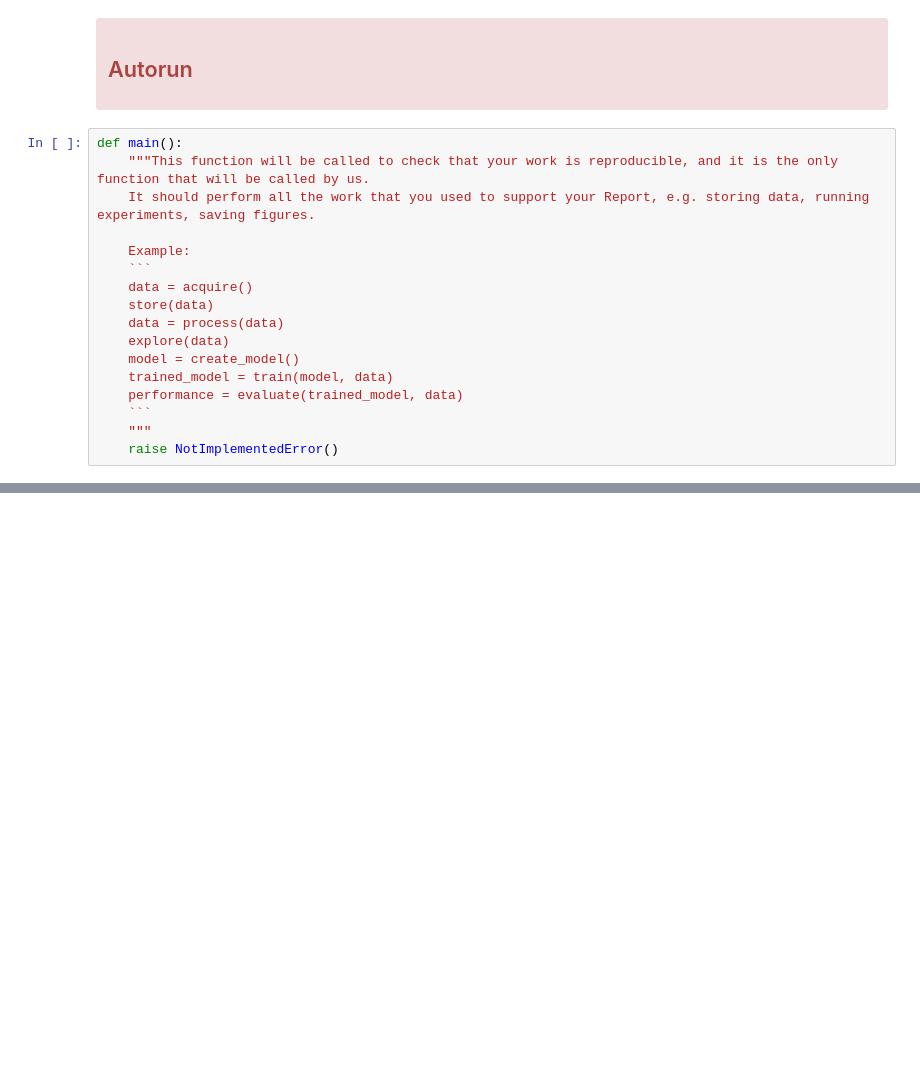
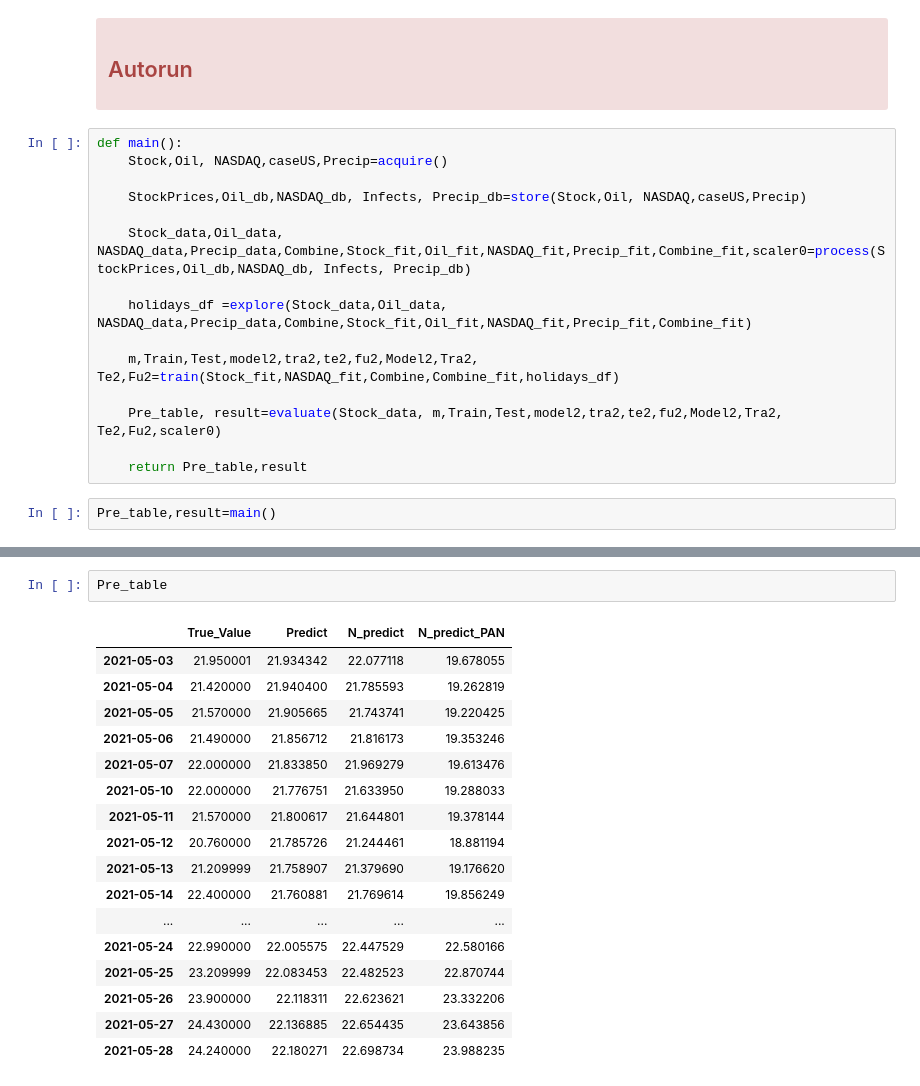
Before and after one commit to hcy0523/ELEC0136-Data-Acquisition-and-Processing-Systems, a Jupyter notebook: assignment.ipynb, the cells around one changed output, grey strips where cells are left out. Cells and saved outputs as stored; diff of their text form; blank space fills up the shorter version.

````diff
--- a/assignment.ipynb
+++ b/assignment.ipynb
@@ -180,18 +1303,18 @@ def evaluate(trained_model, val_data):
 </div>
 # %%
 def main():
-    """This function will be called to check that your work is reproducible, and it is the only function that will be called by us.
-    It should perform all the work that you used to support your Report, e.g. storing data, running experiments, saving figures.
+    Stock,Oil, NASDAQ,caseUS,Precip=acquire()
 
-    Example:
-    ```
-    data = acquire()
-    store(data)
-    data = process(data)
-    explore(data)
-    model = create_model()
-    trained_model = train(model, data)
-    performance = evaluate(trained_model, data)
-    ```
-    """
-    raise NotImplementedError()
+    StockPrices,Oil_db,NASDAQ_db, Infects, Precip_db=store(Stock,Oil, NASDAQ,caseUS,Precip)
+
+    Stock_data,Oil_data, NASDAQ_data,Precip_data,Combine,Stock_fit,Oil_fit,NASDAQ_fit,Precip_fit,Combine_fit,scaler0=process(StockPrices,Oil_db,NASDAQ_db, Infects, Precip_db)
+
+    holidays_df =explore(Stock_data,Oil_data, NASDAQ_data,Precip_data,Combine,Stock_fit,Oil_fit,NASDAQ_fit,Precip_fit,Combine_fit)
+
+    m,Train,Test,model2,tra2,te2,fu2,Model2,Tra2, Te2,Fu2=train(Stock_fit,NASDAQ_fit,Combine,Combine_fit,holidays_df)
+
+    Pre_table, result=evaluate(Stock_data, m,Train,Test,model2,tra2,te2,fu2,Model2,Tra2, Te2,Fu2,scaler0)
+
+    return Pre_table,result
+# %%
+Pre_table,result=main()
@@ -197,0 +1342,20 @@ def main():
+# %%
+Pre_table
+# %% [output]
+|  | True_Value | Predict | N_predict | N_predict_PAN |
+| 2021-05-03 | 21.950001 | 21.934342 | 22.077118 | 19.678055 |
+| 2021-05-04 | 21.420000 | 21.940400 | 21.785593 | 19.262819 |
+| 2021-05-05 | 21.570000 | 21.905665 | 21.743741 | 19.220425 |
+| 2021-05-06 | 21.490000 | 21.856712 | 21.816173 | 19.353246 |
+| 2021-05-07 | 22.000000 | 21.833850 | 21.969279 | 19.613476 |
+| 2021-05-10 | 22.000000 | 21.776751 | 21.633950 | 19.288033 |
+| 2021-05-11 | 21.570000 | 21.800617 | 21.644801 | 19.378144 |
+| 2021-05-12 | 20.760000 | 21.785726 | 21.244461 | 18.881194 |
+| 2021-05-13 | 21.209999 | 21.758907 | 21.379690 | 19.176620 |
+| 2021-05-14 | 22.400000 | 21.760881 | 21.769614 | 19.856249 |
+| ... | ... | ... | ... | ... |
+| 2021-05-24 | 22.990000 | 22.005575 | 22.447529 | 22.580166 |
+| 2021-05-25 | 23.209999 | 22.083453 | 22.482523 | 22.870744 |
+| 2021-05-26 | 23.900000 | 22.118311 | 22.623621 | 23.332206 |
+| 2021-05-27 | 24.430000 | 22.136885 | 22.654435 | 23.643856 |
+| 2021-05-28 | 24.240000 | 22.180271 | 22.698734 | 23.988235 |
````
Also changed, not shown: parts of 9 cells of this notebook, 56 other files.
